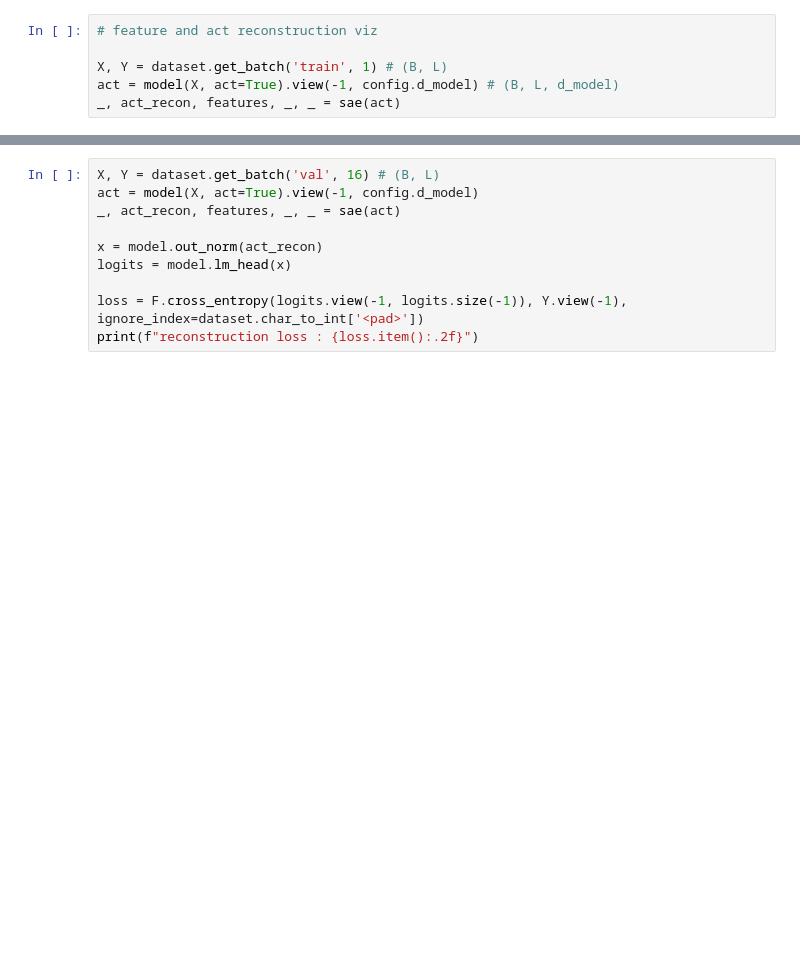
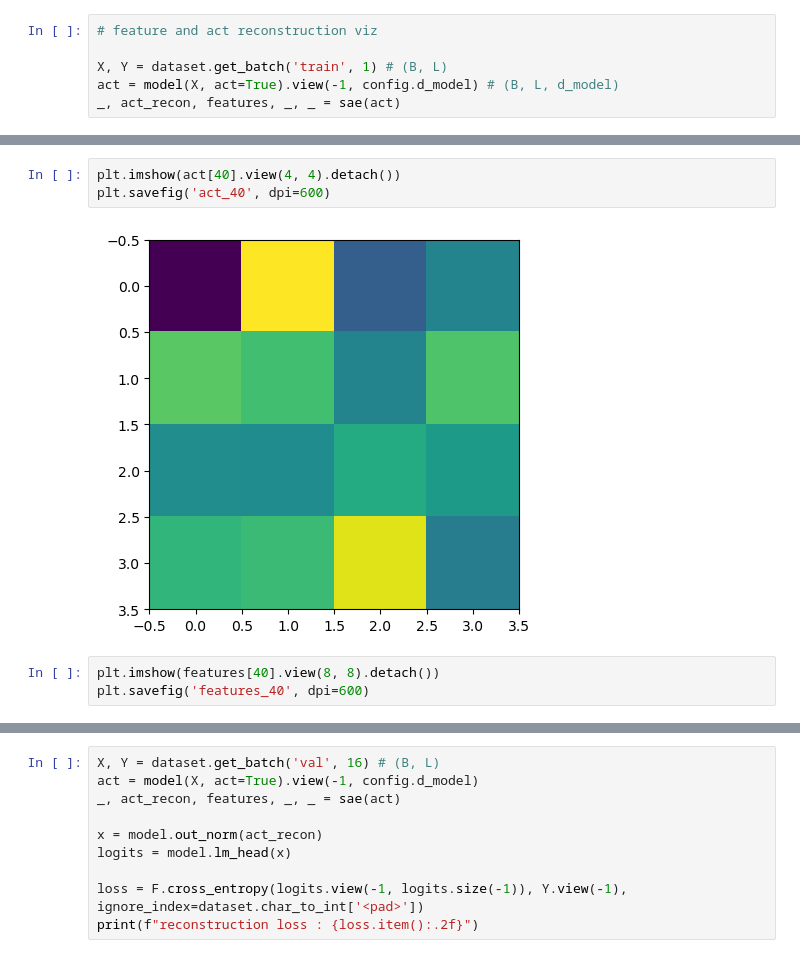
Before and after one commit to alxndrTL/villes, a Jupyter notebook: 4_sae.ipynb, the cells around one changed output, grey strips where cells are left out. Saved outputs shown, nothing was run; the diff lists cells and outputs as text; blank space fills up the shorter version.

```diff
--- a/4_sae.ipynb
+++ b/4_sae.ipynb
@@ -102,3 +102,11 @@ plt.imshow(features.detach())
+# %%
+plt.imshow(act[40].view(4, 4).detach())
+plt.savefig('act_40', dpi=600)
+# %% [output]
+[figure, added]
+# %%
+plt.imshow(features[40].view(8, 8).detach())
+plt.savefig('features_40', dpi=600)
 # %%
 plt.imshow(act.detach())
 # %% [output]
```
Also changed, not shown: parts of 4 cells of this notebook, 4 other files.
